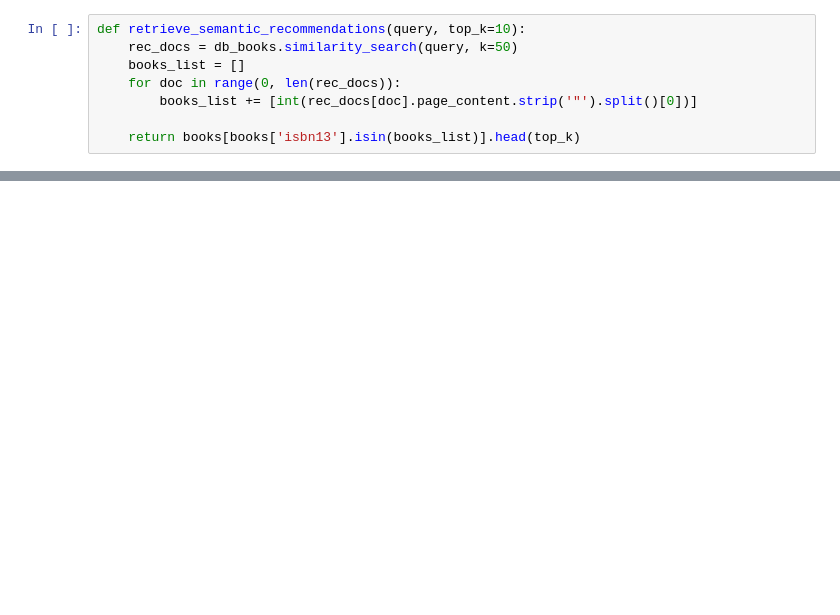
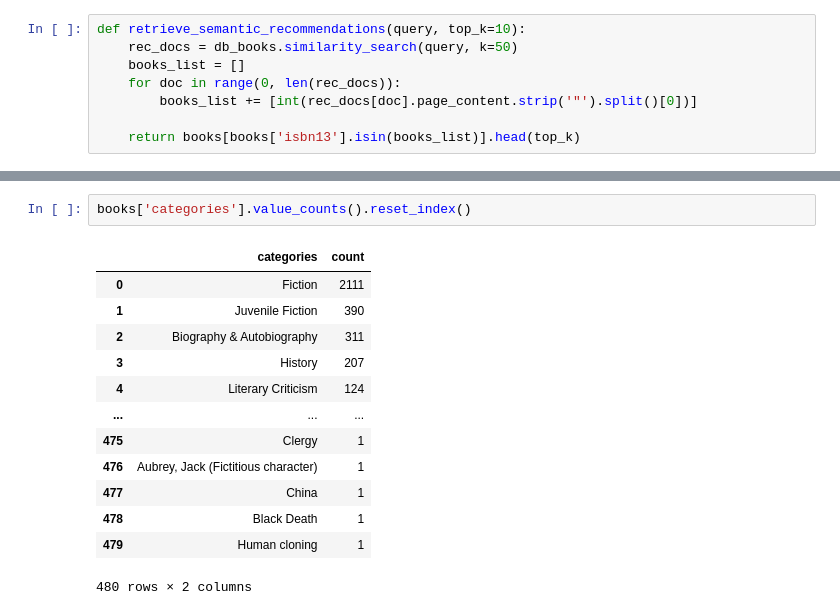
Before and after one commit to ksaivenkat17/book-recommending-system, a Jupyter notebook: data_exploration.ipynb, the cells around one changed output, grey strips where cells are left out. Cells and saved outputs as stored; diff of their text form; blank space fills up the shorter version.

```diff
--- a/data_exploration.ipynb
+++ b/data_exploration.ipynb
@@ -133,0 +430,16 @@ retrieve_semantic_recommendations("A book to teach children about nature")
+# %%
+books['categories'].value_counts().reset_index()
+# %% [output]
+|  | categories | count |
+| 0 | Fiction | 2111 |
+| 1 | Juvenile Fiction | 390 |
+| 2 | Biography & Autobiography | 311 |
+| 3 | History | 207 |
+| 4 | Literary Criticism | 124 |
+| ... | ... | ... |
+| 475 | Clergy | 1 |
+| 476 | Aubrey, Jack (Fictitious character) | 1 |
+| 477 | China | 1 |
+| 478 | Black Death | 1 |
+| 479 | Human cloning | 1 |
+480 rows × 2 columns
```
Also changed, not shown: parts of 63 cells of this notebook, 1 other file.
